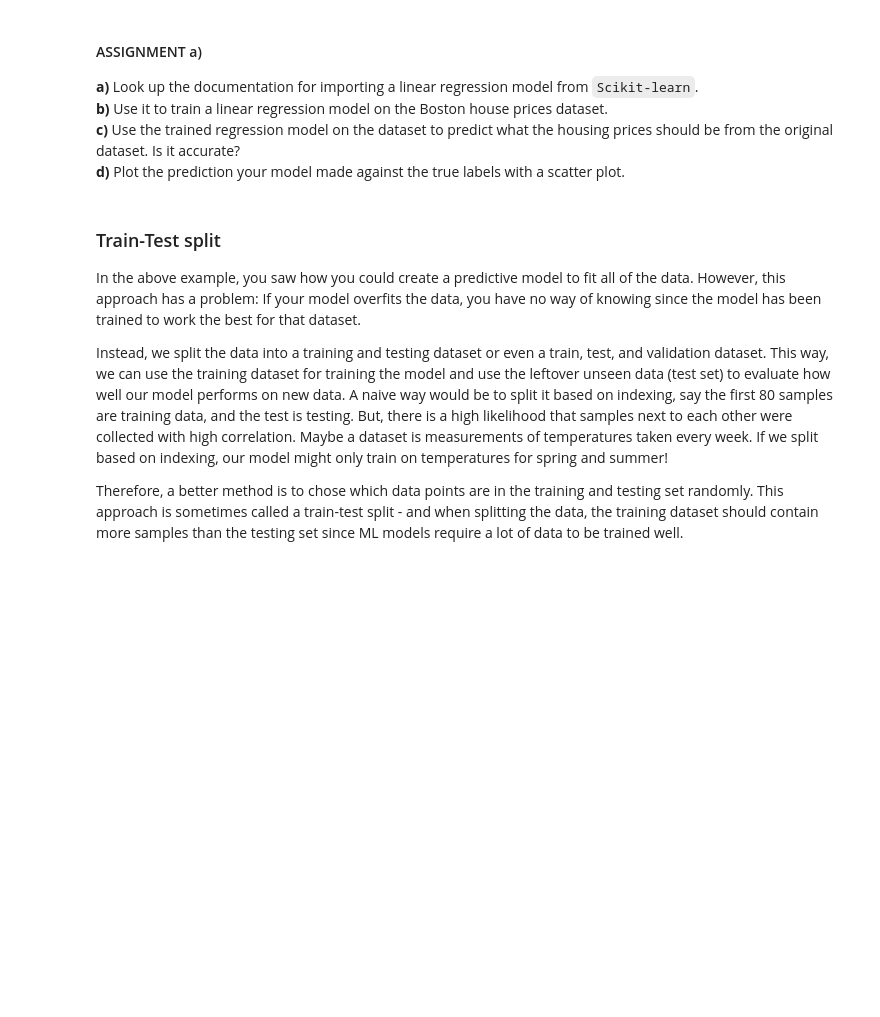
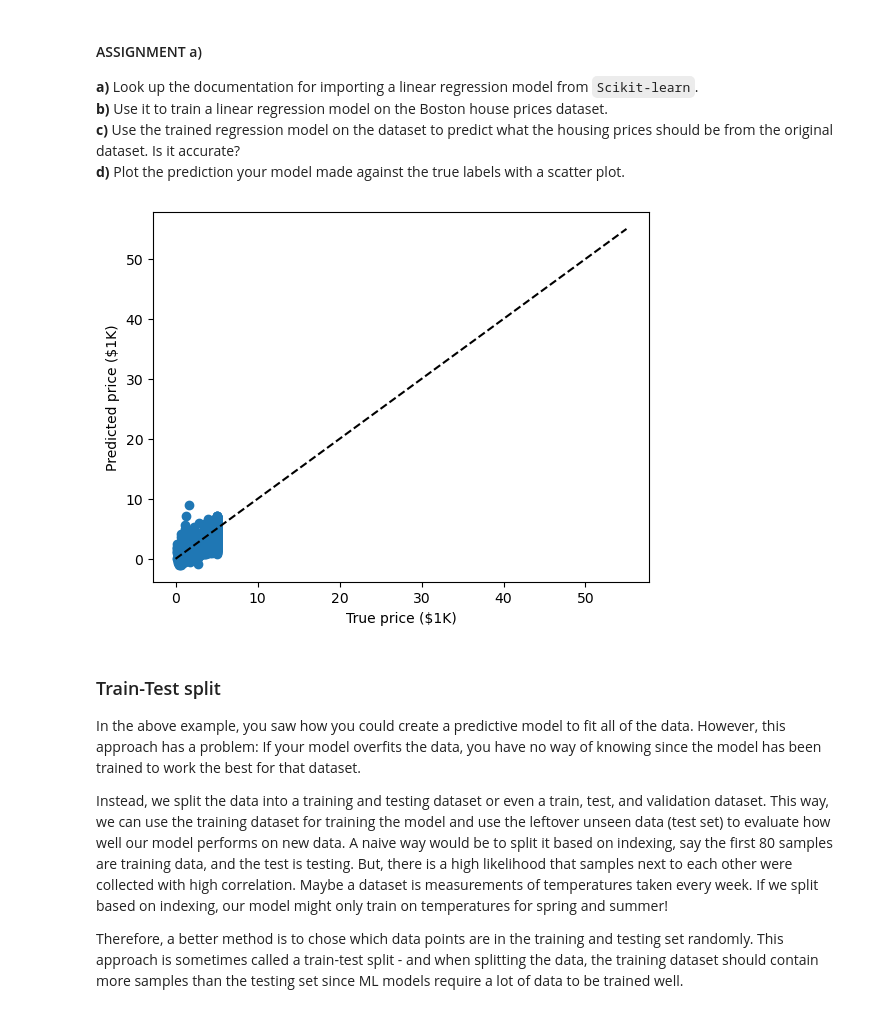
Before and after one commit to pamu8520/ml-1dl034-public-assignments, a Jupyter notebook: Assignments/Practical/PracticalNotebook3.ipynb, the cells around one changed output. Cells and saved outputs as stored; diff of their text form; code cells hidden in the pictures; blank space fills up the shorter version.

```diff
--- a/Assignments/Practical/PracticalNotebook3.ipynb
+++ b/Assignments/Practical/PracticalNotebook3.ipynb
@@ -124,22 +124,23 @@ Once we have gained better oversight of the data, we will want to fit a linear r
 **d)** Plot the prediction your model made against the true labels with a scatter plot.
 # %%
 import matplotlib.pyplot as plt
-from sklearn import linear_model
+from sklearn.linear_model import LinearRegression
 price = fetch_california_housing()
 
 # YOUR CODE HERE
-#
-#
-
-
-
+model = LinearRegression()
+model.fit(price.data, price.target)
+y_pred = model.predict(price.data)
 # Code provided by us to compare the generated predictions against the actual values
 xlim = [0, 55]
 ylim = [0, 55]
+plt.scatter(price.target, y_pred)
 plt.plot(xlim, ylim, '--k')
 plt.xlabel("True price ($1K)")
 plt.ylabel("Predicted price ($1K)")
 plt.show()
+# %% [output]
+[figure, added]
 # %% [markdown]
 ### Train-Test split
 
```
Also changed, not shown: parts of 11 cells of this notebook.
